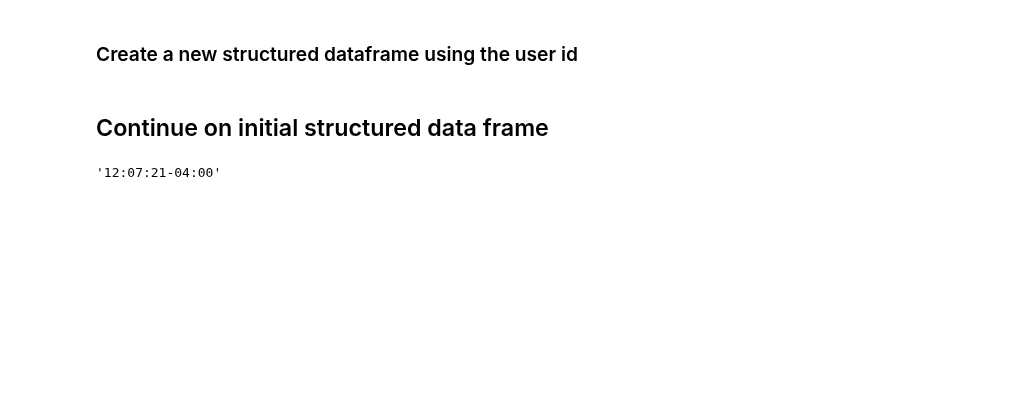
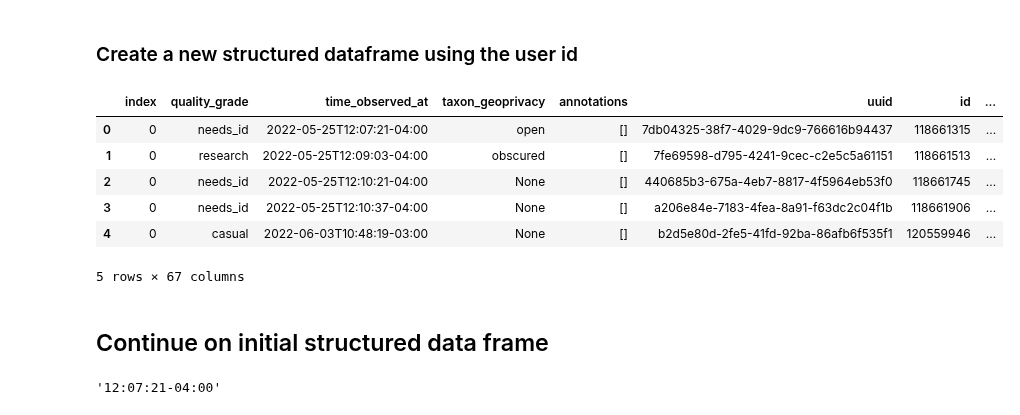
Before and after one commit to JiayueLin-CS/Quest_Project_2022, a Jupyter notebook: Quest_Project_2022.ipynb, the cells around one changed output. Saved outputs shown, nothing was run; the diff lists cells and outputs as text; code cells hidden in the pictures; blank space fills up the shorter version.

```diff
--- a/Quest_Project_2022.ipynb
+++ b/Quest_Project_2022.ipynb
@@ -46,7 +46,7 @@ df_user_login = []
 # Store place guess
 df_place = []
 #Store time_observed_at
-df_time = []
+# df_time = []
 
 for obs in observations['results']:
     # From dict to dataframe
@@ -93,10 +93,10 @@ for obs in observations['results']:
     else:
         #user_id = 'None'
         user_login = 'None'
-    if obs.get('time_observed_at') is not None:
-        time_at = obs.get('time_observed_at')
-    else:
-        time_at = 'None'
+    # if obs.get('time_observed_at') is not None:
+    #     time_at = obs.get('time_observed_at')
+    # else:
+    #     time_at = 'None'
 
     # Transpose the dataframe so that rows represent images and columns are variables
     # that describe the images.
@@ -110,36 +110,44 @@ for obs in observations['results']:
     df_user_login.append(user_login)
     # df_pos_acc.append(pos_acc)
     # df_pub_pos_acc.append(pub_pos_acc)
     # df_annotations.append(anno)
     df_place.append(place_guess)
-    df_time.append(time_at)
+    # df_time.append(time_at)
 
 # Concatenate all dataframes
 iNatStruct = pd.concat(df_list)
 
 # Add updated columns to the dataframe
 iNatStruct['square_image_url'] = df_url
 iNatStruct['latitude'] = df_lat
 iNatStruct['longitude'] = df_long
 iNatStruct['site_url'] = df_site_url
 #iNatStruct['user_id'] = df_user_id
 iNatStruct['User'] = df_user_login
 # iNatStruct['positional_accuracy'] = df_pos_acc
 # iNatStruct['public_positional_accuracy'] = df_pub_pos_acc
 # iNatStruct['annotations'] = df_annotations
 iNatStruct['place_guess'] = df_place
-iNatStruct['time_observed_at'] = df_time
+# iNatStruct['time_observed_at'] = df_time
 
 # Replace image size from 'square' to 'medium' and 'large'
 iNatStruct['Image_Link'] = iNatStruct['square_image_url'].replace('square', 'medium', regex=True)
 # iNatStruct['large_image_url'] = iNatStruct['square_image_url'].replace('square', 'large', regex=True)
 
 # Reset index and drop the old index
 iNatStruct = iNatStruct.reset_index()
 # iNatStruct = iNatStruct.drop(['index'], axis=1)
 
-# iNatStruct
+iNatStruct.head(5)
 # observations['results']
+# %% [output]
+|  | index | quality_grade | time_observed_at | taxon_geoprivacy | annotations | uuid | id | ... |
+| 0 | 0 | needs_id | 2022-05-25T12:07:21-04:00 | open | [] | 7db04325-38f7-4029-9dc9-766616b94437 | 118661315 | ... |
+| 1 | 0 | research | 2022-05-25T12:09:03-04:00 | obscured | [] | 7fe69598-d795-4241-9cec-c2e5c5a61151 | 118661513 | ... |
+| 2 | 0 | needs_id | 2022-05-25T12:10:21-04:00 | None | [] | 440685b3-675a-4eb7-8817-4f5964eb53f0 | 118661745 | ... |
+| 3 | 0 | needs_id | 2022-05-25T12:10:37-04:00 | None | [] | a206e84e-7183-4fea-8a91-f63dc2c04f1b | 118661906 | ... |
+| 4 | 0 | casual | 2022-06-03T10:48:19-03:00 | None | [] | b2d5e80d-2fe5-41fd-92ba-86afb6f535f1 | 120559946 | ... |
+5 rows × 67 columns
 # %% [markdown]
 ## Continue on initial structured data frame
 # %%
```
Also changed, not shown: parts of 4 cells of this notebook, 2 other files.
